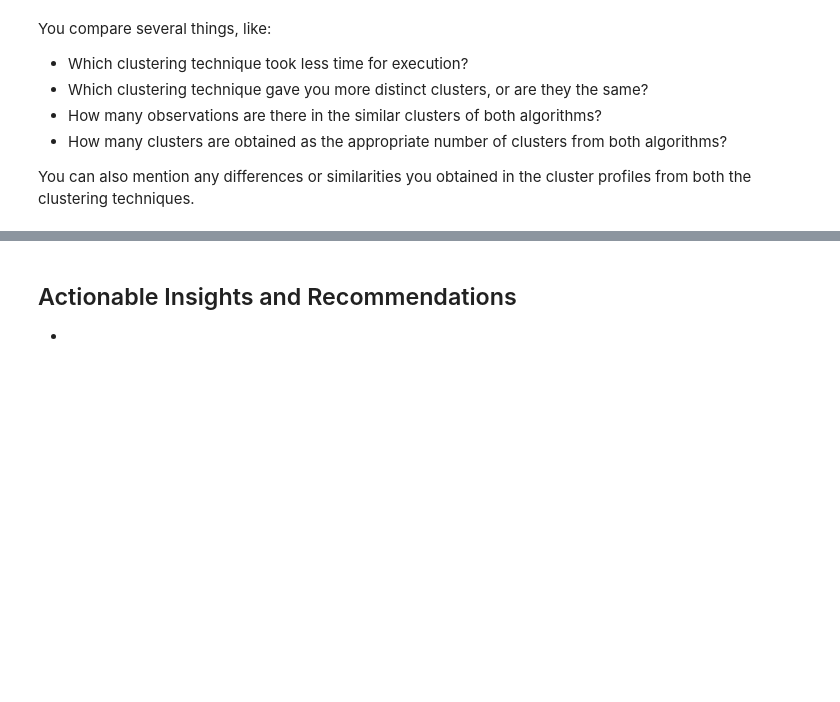
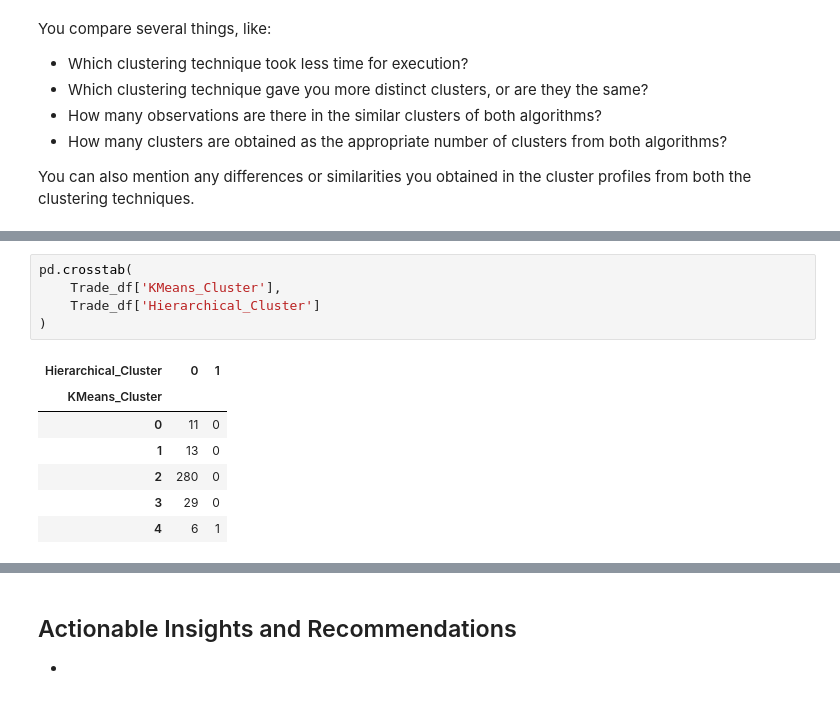
Before and after one commit to Irene-coder-dot/Trade-Ahead-Project, a Jupyter notebook: USL_Project_LearnerNotebook_FullCode.ipynb, the cells around one changed output, grey strips where cells are left out. Drawn from its saved outputs; the diff is of its cells as text; blank space fills up the shorter version.

Commit message:
K-Means and Hierarchical Comparison

```diff
--- a/USL_Project_LearnerNotebook_FullCode.ipynb
+++ b/USL_Project_LearnerNotebook_FullCode.ipynb
@@ -1268,0 +1334,13 @@ You can also mention any differences or similarities you obtained in the cluster
+# %%
+pd.crosstab(
+    Trade_df['KMeans_Cluster'],
+    Trade_df['Hierarchical_Cluster']
+)
+# %% [output]
+| Hierarchical_Cluster | 0 | 1 |
+| KMeans_Cluster |  |  |
+| 0 | 11 | 0 |
+| 1 | 13 | 0 |
+| 2 | 280 | 0 |
+| 3 | 29 | 0 |
+| 4 | 6 | 1 |
```
Also changed, not shown: parts of 5 cells of this notebook.
